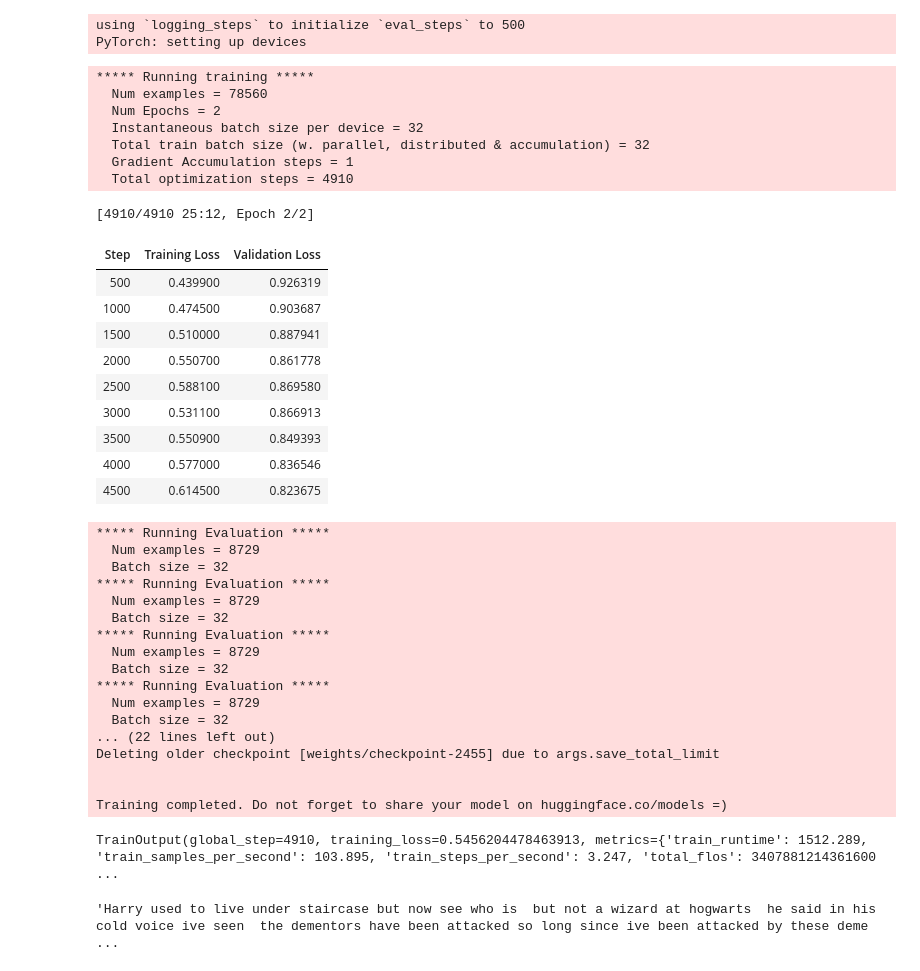
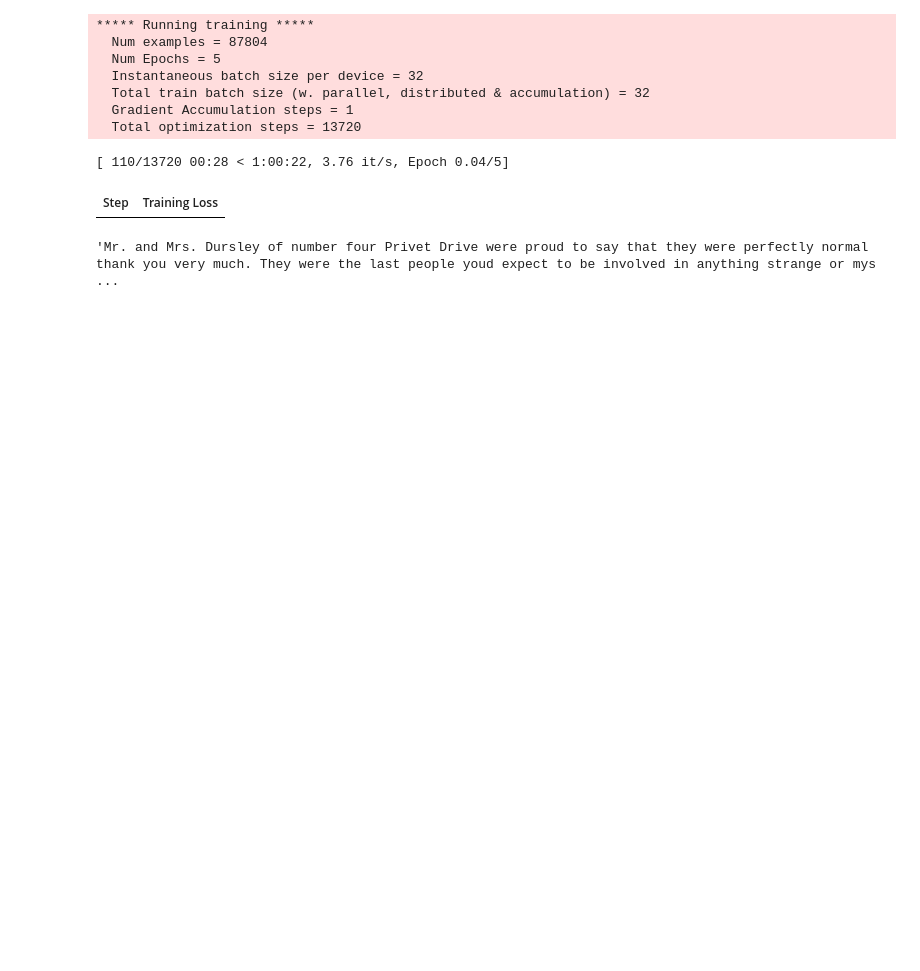
Before and after one commit to Moxiis/Harry_Potter_text_generator, a Jupyter notebook: harry-potter-text-generator-transformers.ipynb, the cells around one changed output. Cells and saved outputs as stored; diff of their text form; code cells hidden in the pictures; blank space fills up the shorter version.

Commit message:
version without validation set

```diff
--- a/harry-potter-text-generator-transformers.ipynb
+++ b/harry-potter-text-generator-transformers.ipynb
@@ -10,8 +10,9 @@ from torch.utils.data import Dataset, Subset
 from transformers import AutoTokenizer, AutoModelForCausalLM, PreTrainedModel, TrainingArguments, Trainer
 # %%
 #DIRECTORIES
+
 DATA_PATH = "../input/harry-potter-lstm/Harry_Potter_all_books.txt"
-SAVED_MODEL_PATH = "/kaggle/input/harry-potter-text-generator-transformers/weights/checkpoint-57790"
+SAVED_MODEL_PATH = os.scandir('/kaggle/input/harry-potter-text-generator-transformers/weights').__next__().path
 # %%
 #Load the file
 text = open(DATA_PATH, "r", encoding="utf-8").read().lower()
@@ -69,56 +70,27 @@ class Harry_dataset(Dataset):
 
 
 dataset = Harry_dataset(sentences, tokenizer, max_length=MAX_LENGTH)
-train_size = int(0.9 * len(dataset))
-train_dataset = Subset(dataset, list(range(0, train_size)))
-val_dataset = Subset(dataset, list(range(train_size, len(dataset))))
+train_dataset = dataset
+#train_size = int(0.9 * len(dataset))
+#train_dataset = Subset(dataset, list(range(0, train_size)))
+#val_dataset = Subset(dataset, list(range(train_size, len(dataset))))
 # %%
 training_args = TrainingArguments(output_dir='./weights', num_train_epochs=5, logging_steps=500,
-                                  evaluation_strategy='steps', logging_strategy='steps', save_strategy='epoch',
-                                  per_device_train_batch_size=32, per_device_eval_batch_size=32,
+                                  logging_strategy='steps', save_strategy='epoch',
+                                  per_device_train_batch_size=32,
                                   warmup_steps=10, save_total_limit=1, weight_decay=0.05, report_to='none')
-# %% [output]
-using `logging_steps` to initialize `eval_steps` to 500
-PyTorch: setting up devices
 # %%
 Trainer(model=model,  args=training_args, train_dataset=train_dataset,
-        eval_dataset=val_dataset, data_collator=lambda data: {'input_ids': torch.stack([f[0] for f in data]),
+        data_collator=lambda data: {'input_ids': torch.stack([f[0] for f in data]),
                                                               'attention_mask': torch.stack([f[1] for f in data]),
                                                               'labels': torch.stack([f[0] for f in data])}).train()
 # %% [output]
 ***** Running training *****
-  Num examples = 78560
-  Num Epochs = 2
+  Num examples = 87804
+  Num Epochs = 5
   Instantaneous batch size per device = 32
   Total train batch size (w. parallel, distributed & accumulation) = 32
   Gradient Accumulation steps = 1
-  Total optimization steps = 4910
+  Total optimization steps = 13720
-[4910/4910 25:12, Epoch 2/2]
+[ 110/13720 00:28 < 1:00:22, 3.76 it/s, Epoch 0.04/5]
-| Step | Training Loss | Validation Loss |
-| 500 | 0.439900 | 0.926319 |
-| 1000 | 0.474500 | 0.903687 |
-| 1500 | 0.510000 | 0.887941 |
-| 2000 | 0.550700 | 0.861778 |
-| 2500 | 0.588100 | 0.869580 |
-| 3000 | 0.531100 | 0.866913 |
-| 3500 | 0.550900 | 0.849393 |
-| 4000 | 0.577000 | 0.836546 |
-| 4500 | 0.614500 | 0.823675 |
+| Step | Training Loss |
-***** Running Evaluation *****
-  Num examples = 8729
-  Batch size = 32
-***** Running Evaluation *****
-  Num examples = 8729
-  Batch size = 32
-***** Running Evaluation *****
-  Num examples = 8729
-  Batch size = 32
-***** Running Evaluation *****
-  Num examples = 8729
-  Batch size = 32
-... (22 lines left out)
-Deleting older checkpoint [weights/checkpoint-2455] due to args.save_total_limit
-
-
-Training completed. Do not forget to share your model on huggingface.co/models =)
-TrainOutput(global_step=4910, training_loss=0.5456204478463913, metrics={'train_runtime': 1512.289, 'train_samples_per_second': 103.895, 'train_steps_per_second': 3.247, 'total_flos': 3407881214361600 ...
@@ -127,11 +99,11 @@ TrainOutput(global_step=4910, training_loss=0.5456204478463913, metrics={'train_
 # %%
-begin = 'Harry used to live under staircase but now'
+begin = 'Mr . and Mrs . Dursley of number four Privet Drive were proud to say that they were perfectly normal thank you very much . They were the last people youd expect to be involved in anything strange or mysterious because they just didnt hold with such nonsense .'
 generated = tokenizer.encode(begin, return_tensors='pt').cuda()
 attention_mask = torch.ones_like(generated)
-sample_outputs = model.generate(generated, do_sample=True, top_k=10, max_new_tokens=200, min_length=100, top_p=0.95, temperature=1.5, no_repeat_ngram_size=3, attention_mask=attention_mask, pad_token_id=tokenizer.eos_token_id)[0]
+sample_outputs = model.generate(generated, do_sample=True, top_k=10, max_new_tokens=200, min_length=100, top_p=1, temperature=1.4, no_repeat_ngram_size=5, attention_mask=attention_mask, pad_token_id=tokenizer.eos_token_id)[0]
 tokenizer.decode(sample_outputs, skip_special_tokens=True)
 # %% [output]
-'Harry used to live under staircase but now see who is  but not a wizard at hogwarts  he said in his cold voice ive seen  the dementors have been attacked so long since ive been attacked by these deme ...
+'Mr. and Mrs. Dursley of number four Privet Drive were proud to say that they were perfectly normal thank you very much. They were the last people youd expect to be involved in anything strange or mys ...
 # %%
 #compress folder to zip file
 import shutil
```
Also changed, not shown: parts of 4 cells of this notebook.
